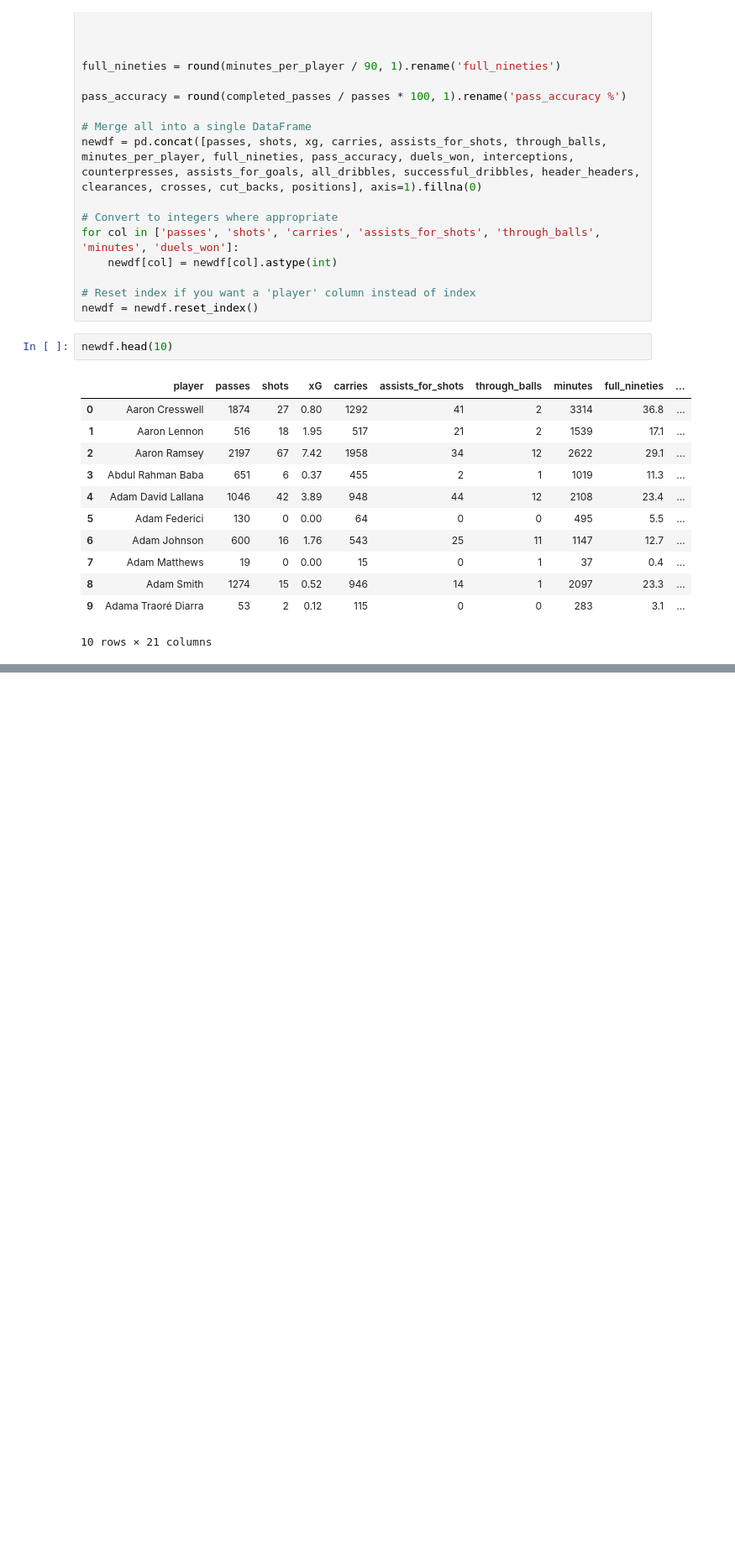
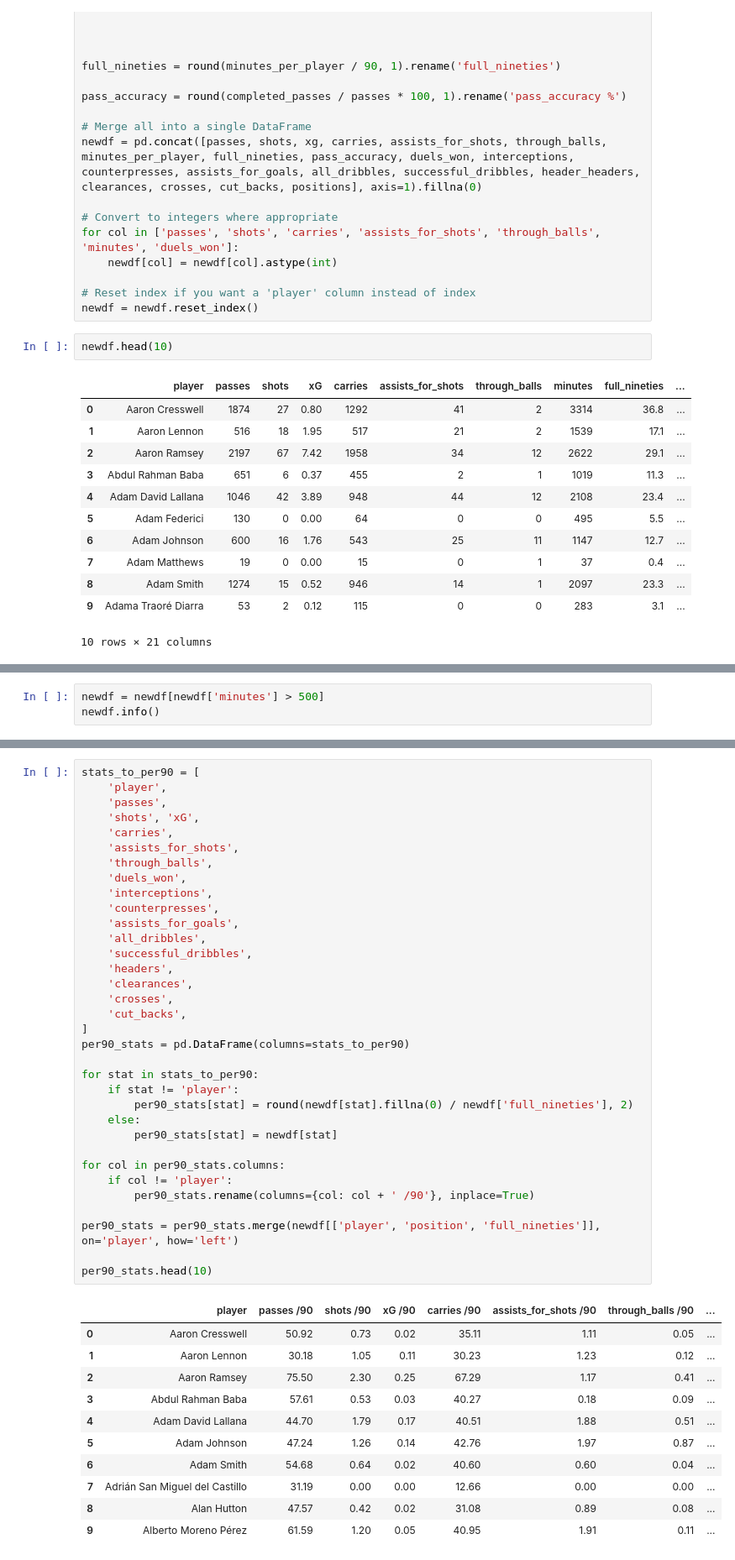
Before and after one commit to levokond/clustering-players-profiles, a Jupyter notebook: sb_data_importing.ipynb, the cells around one changed output, grey strips where cells are left out. Shown: that part at 84% size. Saved outputs shown, nothing was run; the diff lists cells and outputs as text; blank space fills up the shorter version.

Commit message:
gor the per 90 data

```diff
--- a/sb_data_importing.ipynb
+++ b/sb_data_importing.ipynb
@@ -239,0 +225,3 @@ Name: shot_body_part, Length: 9908, dtype: object
+# %%
+newdf = newdf[newdf['minutes'] > 500]
+newdf.info()
@@ -239,0 +246,46 @@ Name: shot_body_part, Length: 9908, dtype: object
+# %%
+stats_to_per90 = [
+    'player',
+    'passes',
+    'shots', 'xG',
+    'carries',
+    'assists_for_shots',
+    'through_balls',
+    'duels_won',
+    'interceptions',
+    'counterpresses',
+    'assists_for_goals',
+    'all_dribbles',
+    'successful_dribbles',
+    'headers',
+    'clearances',
+    'crosses',
+    'cut_backs',
+]
+per90_stats = pd.DataFrame(columns=stats_to_per90)
+
+for stat in stats_to_per90:
+    if stat != 'player':
+        per90_stats[stat] = round(newdf[stat].fillna(0) / newdf['full_nineties'], 2)
+    else:
+        per90_stats[stat] = newdf[stat]
+
+for col in per90_stats.columns:
+    if col != 'player':
+        per90_stats.rename(columns={col: col + ' /90'}, inplace=True)
+
+per90_stats = per90_stats.merge(newdf[['player', 'position', 'full_nineties']], on='player', how='left')
+
+per90_stats.head(10)
+# %% [output]
+|  | player | passes /90 | shots /90 | xG /90 | carries /90 | assists_for_shots /90 | through_balls /90 | ... |
+| 0 | Aaron Cresswell | 50.92 | 0.73 | 0.02 | 35.11 | 1.11 | 0.05 | ... |
+| 1 | Aaron Lennon | 30.18 | 1.05 | 0.11 | 30.23 | 1.23 | 0.12 | ... |
+| 2 | Aaron Ramsey | 75.50 | 2.30 | 0.25 | 67.29 | 1.17 | 0.41 | ... |
+| 3 | Abdul Rahman Baba | 57.61 | 0.53 | 0.03 | 40.27 | 0.18 | 0.09 | ... |
+| 4 | Adam David Lallana | 44.70 | 1.79 | 0.17 | 40.51 | 1.88 | 0.51 | ... |
+| 5 | Adam Johnson | 47.24 | 1.26 | 0.14 | 42.76 | 1.97 | 0.87 | ... |
+| 6 | Adam Smith | 54.68 | 0.64 | 0.02 | 40.60 | 0.60 | 0.04 | ... |
+| 7 | Adrián San Miguel del Castillo | 31.19 | 0.00 | 0.00 | 12.66 | 0.00 | 0.00 | ... |
+| 8 | Alan Hutton | 47.57 | 0.42 | 0.02 | 31.08 | 0.89 | 0.08 | ... |
+| 9 | Alberto Moreno Pérez | 61.59 | 1.20 | 0.05 | 40.95 | 1.91 | 0.11 | ... |
```
Also changed, not shown: parts of 2 cells of this notebook.
